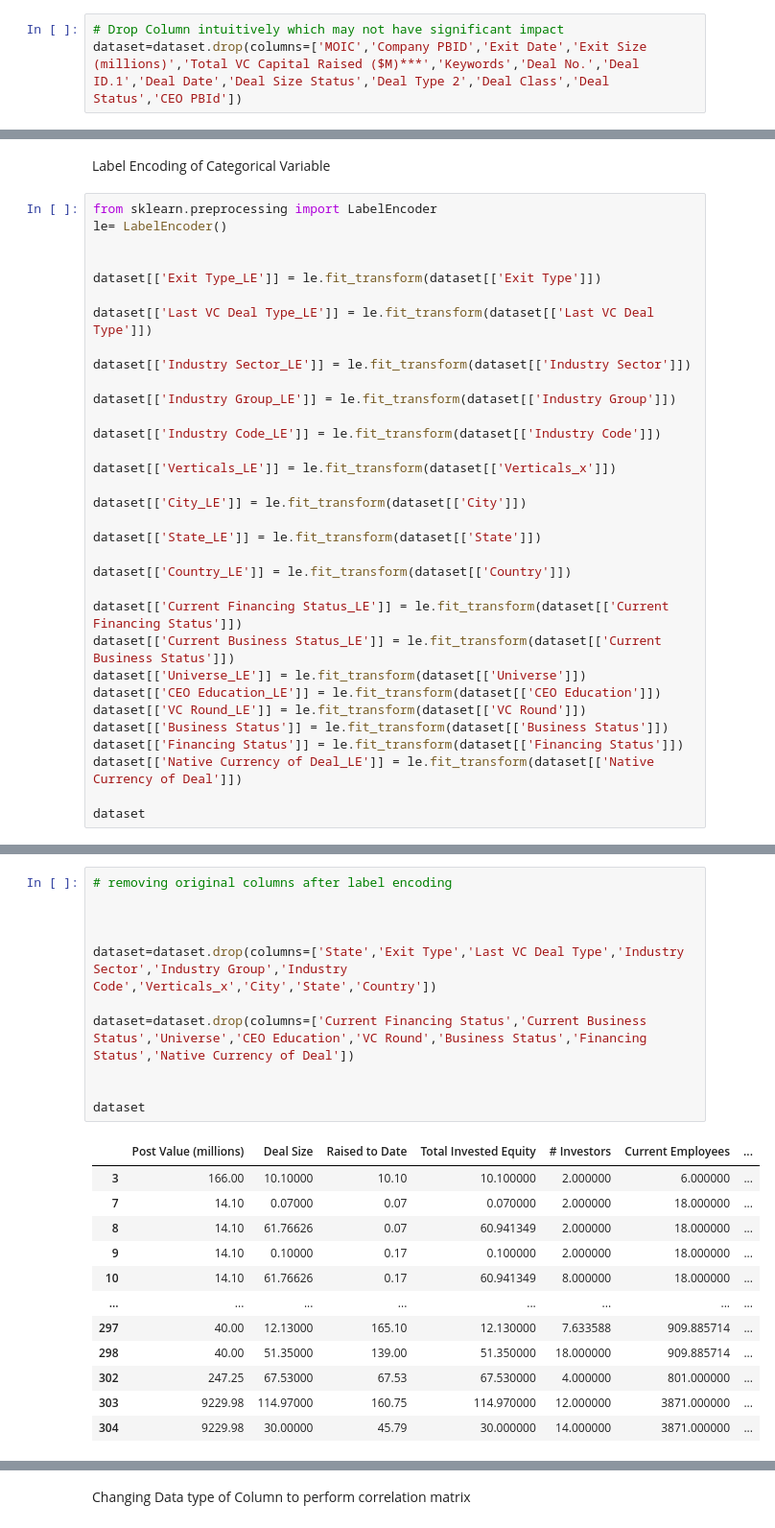
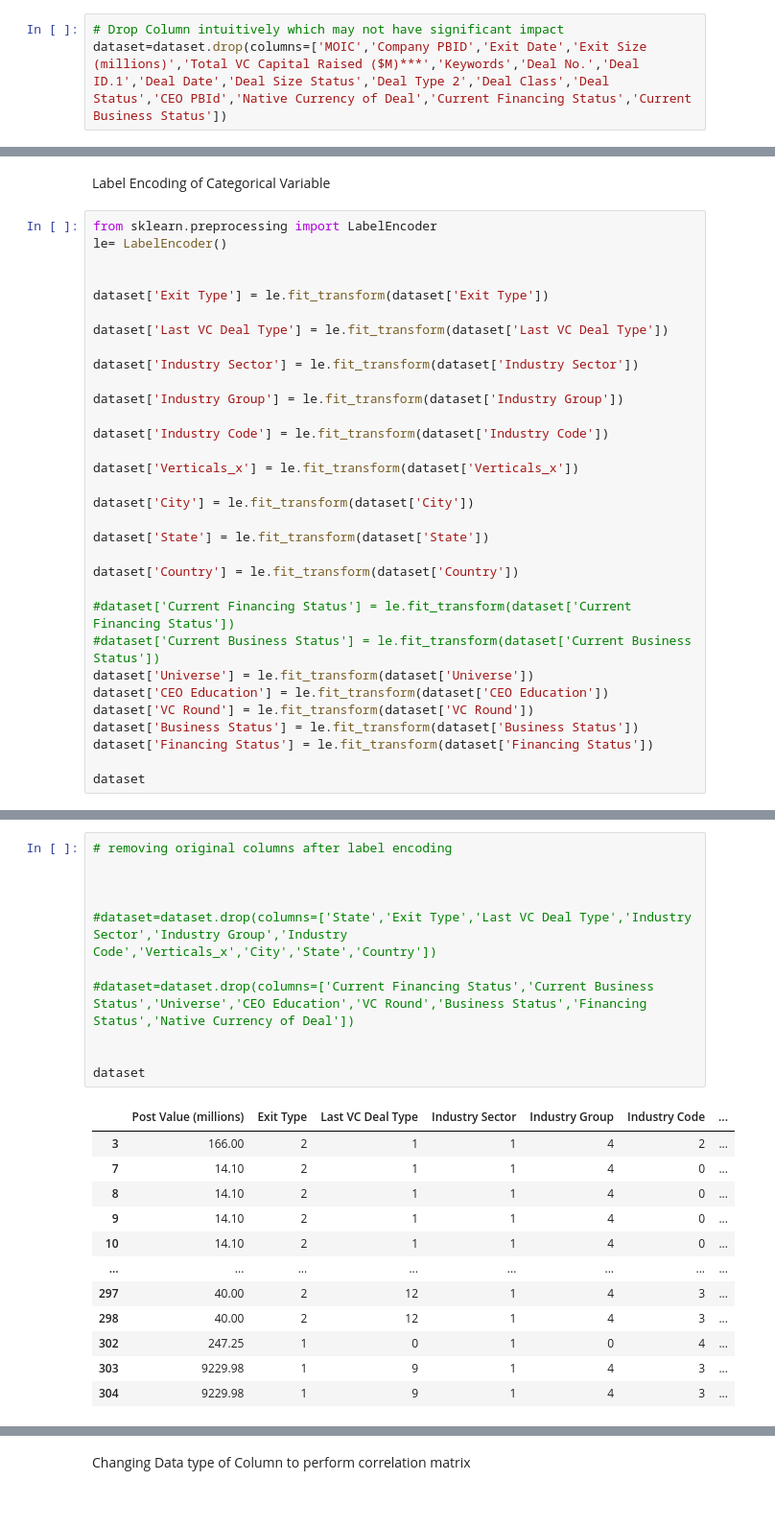
Before and after one commit to Mayank-004/VC-Industry-Predictive-analysis, a Jupyter notebook: VC_Target_POSTVALUATION.ipynb, the cells around one changed output, grey strips where cells are left out. Shown at 96% size. Cells and saved outputs as stored; diff of their text form.

```diff
--- a/VC_Target_POSTVALUATION.ipynb
+++ b/VC_Target_POSTVALUATION.ipynb
@@ -213,7 +213,7 @@ dataset
 dataset=dataset.drop(columns=['Deal ID','Company ID','Primary Industry Sector','Primary Industry Group','Primary Industry Code','All Industries','Verticals_y','HQ Location','HQ Global Region','HQ Global Sub Region','Company City',	'Company State/Province',	'Company Post Code',	'Company Country'])
 # %%
 # Drop Column intuitively which may not have significant impact
-dataset=dataset.drop(columns=['MOIC','Company PBID','Exit Date','Exit Size (millions)','Total VC Capital Raised ($M)***','Keywords','Deal No.','Deal ID.1','Deal Date','Deal Size Status','Deal Type 2','Deal Class','Deal Status','CEO PBId'])
+dataset=dataset.drop(columns=['MOIC','Company PBID','Exit Date','Exit Size (millions)','Total VC Capital Raised ($M)***','Keywords','Deal No.','Deal ID.1','Deal Date','Deal Size Status','Deal Type 2','Deal Class','Deal Status','CEO PBId','Native Currency of Deal','Current Financing Status','Current Business Status'])
 # %%
 dataset
 # %% [output]
@@ -389,32 +389,31 @@ from sklearn.preprocessing import LabelEncoder
 le= LabelEncoder()
 
 
-dataset[['Exit Type_LE']] = le.fit_transform(dataset[['Exit Type']])
+dataset['Exit Type'] = le.fit_transform(dataset['Exit Type'])
 
-dataset[['Last VC Deal Type_LE']] = le.fit_transform(dataset[['Last VC Deal Type']])
+dataset['Last VC Deal Type'] = le.fit_transform(dataset['Last VC Deal Type'])
 
-dataset[['Industry Sector_LE']] = le.fit_transform(dataset[['Industry Sector']])
+dataset['Industry Sector'] = le.fit_transform(dataset['Industry Sector'])
 
-dataset[['Industry Group_LE']] = le.fit_transform(dataset[['Industry Group']])
+dataset['Industry Group'] = le.fit_transform(dataset['Industry Group'])
 
-dataset[['Industry Code_LE']] = le.fit_transform(dataset[['Industry Code']])
+dataset['Industry Code'] = le.fit_transform(dataset['Industry Code'])
 
-dataset[['Verticals_LE']] = le.fit_transform(dataset[['Verticals_x']])
+dataset['Verticals_x'] = le.fit_transform(dataset['Verticals_x'])
 
-dataset[['City_LE']] = le.fit_transform(dataset[['City']])
+dataset['City'] = le.fit_transform(dataset['City'])
 
-dataset[['State_LE']] = le.fit_transform(dataset[['State']])
+dataset['State'] = le.fit_transform(dataset['State'])
 
-dataset[['Country_LE']] = le.fit_transform(dataset[['Country']])
+dataset['Country'] = le.fit_transform(dataset['Country'])
 
-dataset[['Current Financing Status_LE']] = le.fit_transform(dataset[['Current Financing Status']])
-dataset[['Current Business Status_LE']] = le.fit_transform(dataset[['Current Business Status']])
-dataset[['Universe_LE']] = le.fit_transform(dataset[['Universe']])
-dataset[['CEO Education_LE']] = le.fit_transform(dataset[['CEO Education']])
-dataset[['VC Round_LE']] = le.fit_transform(dataset[['VC Round']])
-dataset[['Business Status']] = le.fit_transform(dataset[['Business Status']])
-dataset[['Financing Status']] = le.fit_transform(dataset[['Financing Status']])
-dataset[['Native Currency of Deal_LE']] = le.fit_transform(dataset[['Native Currency of Deal']])
+#dataset['Current Financing Status'] = le.fit_transform(dataset['Current Financing Status'])
+#dataset['Current Business Status'] = le.fit_transform(dataset['Current Business Status'])
+dataset['Universe'] = le.fit_transform(dataset['Universe'])
+dataset['CEO Education'] = le.fit_transform(dataset['CEO Education'])
+dataset['VC Round'] = le.fit_transform(dataset['VC Round'])
+dataset['Business Status'] = le.fit_transform(dataset['Business Status'])
+dataset['Financing Status'] = le.fit_transform(dataset['Financing Status'])
 
 dataset
 # %% [output]
@@ -434,24 +433,24 @@ dataset
 # %%
 # removing original columns after label encoding
 
 
 
-dataset=dataset.drop(columns=['State','Exit Type','Last VC Deal Type','Industry Sector','Industry Group','Industry Code','Verticals_x','City','State','Country'])
+#dataset=dataset.drop(columns=['State','Exit Type','Last VC Deal Type','Industry Sector','Industry Group','Industry Code','Verticals_x','City','State','Country'])
 
-dataset=dataset.drop(columns=['Current Financing Status','Current Business Status','Universe','CEO Education','VC Round','Business Status','Financing Status','Native Currency of Deal'])
+#dataset=dataset.drop(columns=['Current Financing Status','Current Business Status','Universe','CEO Education','VC Round','Business Status','Financing Status','Native Currency of Deal'])
 
 
 dataset
 # %% [output]
-|  | Post Value (millions) | Deal Size | Raised to Date | Total Invested Equity | # Investors | Current Employees | ... |
-| 3 | 166.00 | 10.10000 | 10.10 | 10.100000 | 2.000000 | 6.000000 | ... |
-| 7 | 14.10 | 0.07000 | 0.07 | 0.070000 | 2.000000 | 18.000000 | ... |
-| 8 | 14.10 | 61.76626 | 0.07 | 60.941349 | 2.000000 | 18.000000 | ... |
-| 9 | 14.10 | 0.10000 | 0.17 | 0.100000 | 2.000000 | 18.000000 | ... |
-| 10 | 14.10 | 61.76626 | 0.17 | 60.941349 | 8.000000 | 18.000000 | ... |
+|  | Post Value (millions) | Exit Type | Last VC Deal Type | Industry Sector | Industry Group | Industry Code | ... |
+| 3 | 166.00 | 2 | 1 | 1 | 4 | 2 | ... |
+| 7 | 14.10 | 2 | 1 | 1 | 4 | 0 | ... |
+| 8 | 14.10 | 2 | 1 | 1 | 4 | 0 | ... |
+| 9 | 14.10 | 2 | 1 | 1 | 4 | 0 | ... |
+| 10 | 14.10 | 2 | 1 | 1 | 4 | 0 | ... |
 | ... | ... | ... | ... | ... | ... | ... | ... |
-| 297 | 40.00 | 12.13000 | 165.10 | 12.130000 | 7.633588 | 909.885714 | ... |
-| 298 | 40.00 | 51.35000 | 139.00 | 51.350000 | 18.000000 | 909.885714 | ... |
-| 302 | 247.25 | 67.53000 | 67.53 | 67.530000 | 4.000000 | 801.000000 | ... |
-| 303 | 9229.98 | 114.97000 | 160.75 | 114.970000 | 12.000000 | 3871.000000 | ... |
-| 304 | 9229.98 | 30.00000 | 45.79 | 30.000000 | 14.000000 | 3871.000000 | ... |
+| 297 | 40.00 | 2 | 12 | 1 | 4 | 3 | ... |
+| 298 | 40.00 | 2 | 12 | 1 | 4 | 3 | ... |
+| 302 | 247.25 | 1 | 0 | 1 | 0 | 4 | ... |
+| 303 | 9229.98 | 1 | 9 | 1 | 4 | 3 | ... |
+| 304 | 9229.98 | 1 | 9 | 1 | 4 | 3 | ... |
```
Also changed, not shown: parts of 27 cells of this notebook.
